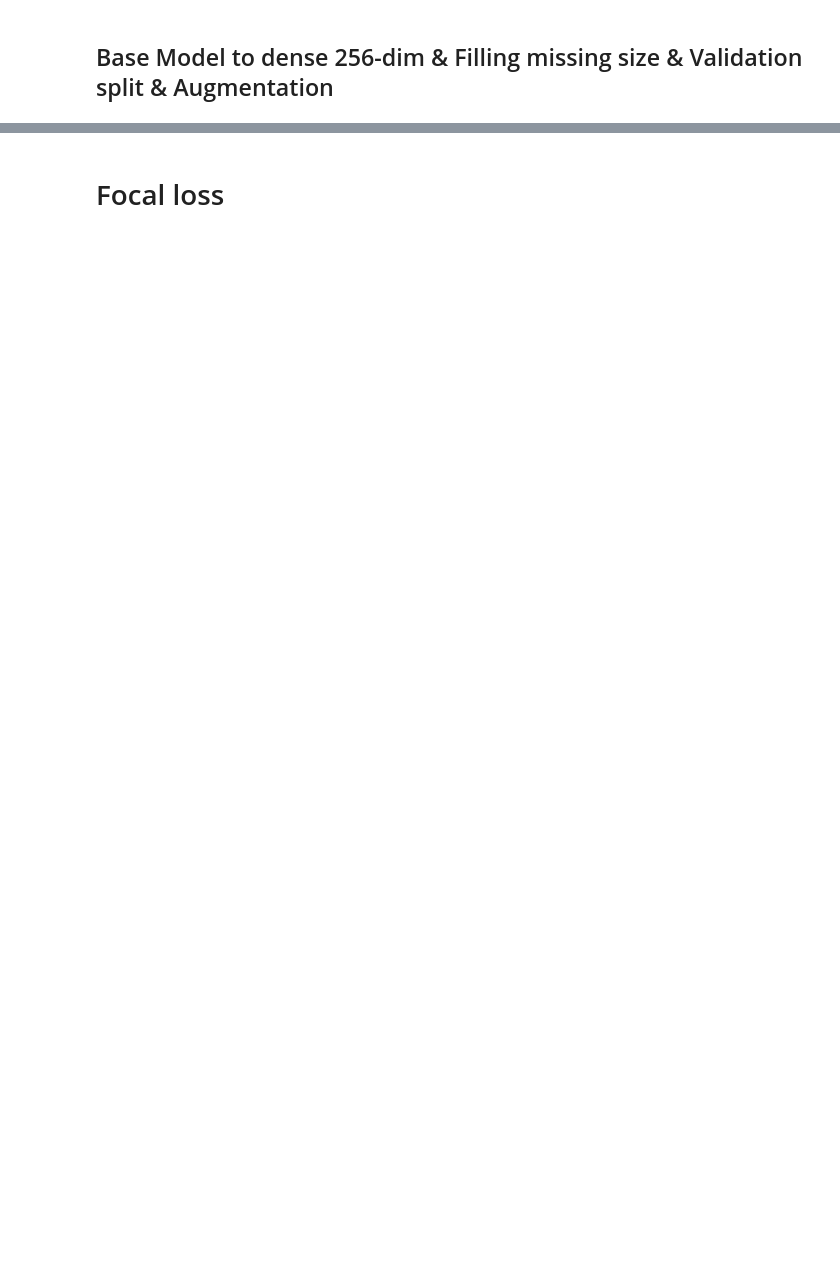
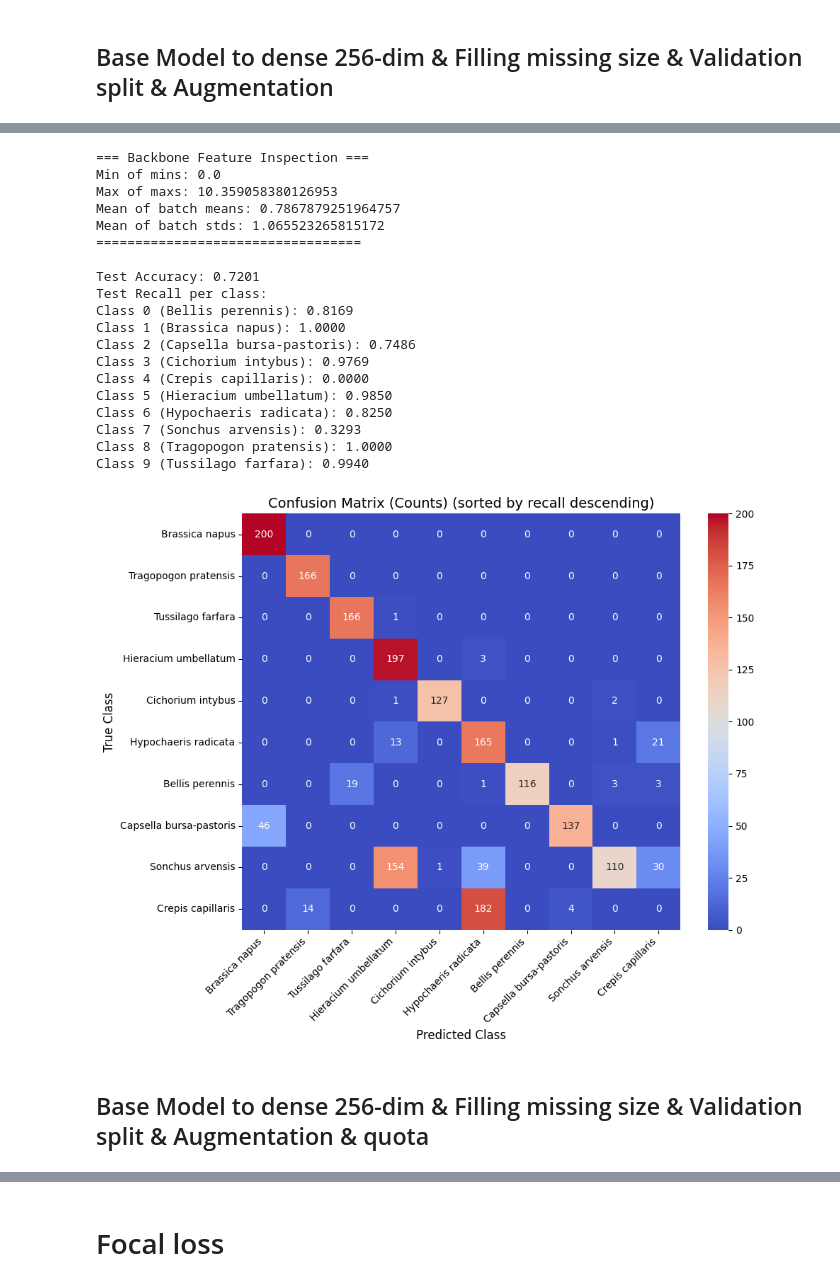
Before and after one commit to myngoc-trg/Bachelor_Project_Statistics, a Jupyter notebook: Report.ipynb, the cells around one changed output, grey strips where cells are left out. Cells and saved outputs as stored; diff of their text form; code cells hidden in the pictures; blank space fills up the shorter version.

```diff
--- a/Report.ipynb
+++ b/Report.ipynb
@@ -797,0 +1100,10 @@ Class 9 (Tussilago farfara): 1.0000
+# %%
+train_dataset, val_dataset, test_dataset, class_to_idx, idx_to_class,classes = setup_datasets(
+    fill_missing_bool=True
+    ,val_bool=True
+    ,aug_bool=False
+    ,norm_bool=False
+    ,sep_val_bool=False
+    ,quota_bool=True
+)
+num_classes = len(classes)
@@ -797,0 +1148,6 @@ Class 9 (Tussilago farfara): 1.0000
+# %%
+seed_everything(SEED, deterministic=True)
+model_base256 = CNN256WithSizeMLP(num_classes=10,size_dim=3).to(device)
+
+loss_fn = nn.CrossEntropyLoss()
+optimizer = torch.optim.Adam(model_base256.parameters(), lr=0.001)
@@ -797,0 +1209,44 @@ Class 9 (Tussilago farfara): 1.0000
+# %%
+BATCHSIZE = 32
+
+test_loader = DataLoader(
+        test_dataset,
+        batch_size=BATCHSIZE,
+        shuffle=False,
+        num_workers=0
+    )
+
+ckpt = torch.load("models/saved_trained_models/256base_model_fill_val_quota.pth", map_location=device)
+model_base256.load_state_dict(ckpt["model_state_dict"])
+model_base256.to(device)
+
+recall_per_class, accuracy, val_loss, conf = eval_epoch(model_base256, test_loader, device, num_classes=num_classes, loss_fn=None,inspect_features=True)
+print(f"Test Accuracy: {accuracy:.4f}")
+print("Test Recall per class:")
+for i, r in enumerate(recall_per_class):
+    print(f"Class {i} ({idx_to_class[i]}): {r:.4f}")
+
+plot_confusion_matrix(conf, idx_to_class, normalize=False)
+# %% [output]
+=== Backbone Feature Inspection ===
+Min of mins: 0.0
+Max of maxs: 10.359058380126953
+Mean of batch means: 0.7867879251964757
+Mean of batch stds: 1.065523265815172
+==================================
+
+Test Accuracy: 0.7201
+Test Recall per class:
+Class 0 (Bellis perennis): 0.8169
+Class 1 (Brassica napus): 1.0000
+Class 2 (Capsella bursa-pastoris): 0.7486
+Class 3 (Cichorium intybus): 0.9769
+Class 4 (Crepis capillaris): 0.0000
+Class 5 (Hieracium umbellatum): 0.9850
+Class 6 (Hypochaeris radicata): 0.8250
+Class 7 (Sonchus arvensis): 0.3293
+Class 8 (Tragopogon pratensis): 1.0000
+Class 9 (Tussilago farfara): 0.9940
+[figure, added]
+# %% [markdown]
+## Base Model to dense 256-dim & Filling missing size & Validation split & Augmentation & quota
```
Also changed, not shown: parts of 83 cells of this notebook, 12 other files.
